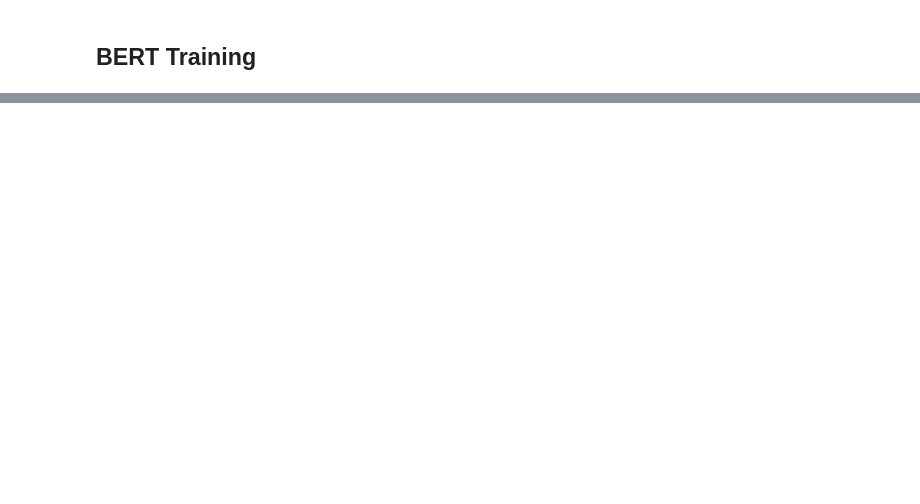
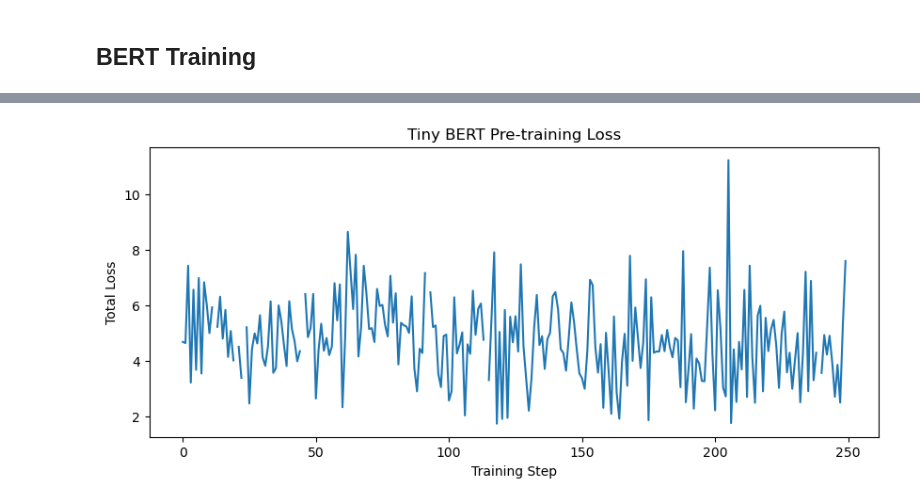
Before and after one commit to Filippo-Corti/NaturalLanguageProcessing, a Jupyter notebook: 5.2-intro-to-bert.ipynb, the cells around one changed output, grey strips where cells are left out. Saved outputs shown, nothing was run; the diff lists cells and outputs as text; code cells hidden in the pictures; blank space fills up the shorter version.

Commit message:
bert explainations

```diff
--- a/5.2-intro-to-bert.ipynb
+++ b/5.2-intro-to-bert.ipynb
@@ -664,7 +704,7 @@ class BertPredictionHeadTransform(nn.Module):
         hidden_states = self.LayerNorm(hidden_states)
         return hidden_states
 
-class BertLMPredictionHead(nn.Module):
+class BertMLMPredictionHead(nn.Module):
     def __init__(self, config):
         super().__init__()
         self.transform = BertPredictionHeadTransform(config)
@@ -756,5 +798,5 @@ tensor([-0.5156,  0.5527])
 # %%
-# Now we do the real training (with a dataset)
+# First we define the DATASET
 
 MAX_LEN = 16
 
@@ -814,9 +856,3 @@ EMOJI_TOKENS = [
     token for token, idx in TOKEN_TO_ID.items()
     if idx > 4 # Skip [PAD], [UNK], [CLS], [SEP], [MASK]
 ]
-
-print("Readable translation")
-for doc in EMOJI_CORPUS:
-    s1 = " ".join(TOKEN_TO_TEXT[x] for x in doc[0].split())
-    s2 = " ".join(TOKEN_TO_TEXT[x] for x in doc[1].split())
-    print(f"{s1} => {s2}")
@@ -1004,0 +1238,78 @@ tensor([0, 1, 1, 0])
+# %%
+torch.manual_seed(42)
+np.random.seed(42)
+random.seed(42)
+
+# Setup Model and Dataset
+model = BertForPreTraining(config)
+dataset = BertPretrainingDataset(EMOJI_CORPUS, TOKEN_TO_ID, MAX_LEN)
+dataloader = DataLoader(dataset, batch_size=4, shuffle=True)
+
+# Loss Functions
+nsp_loss_fn = nn.CrossEntropyLoss() # For NSP, which is a simple classifier
+mlm_loss_fn = nn.CrossEntropyLoss(ignore_index=-100) # For MLM, which returns logits
+
+# Learning Rate (with warm up, meaning that learning rate starts lower and increases up to its fixed value)
+WARMUP_STEPS = 10
+LEARNING_RATE = 1e-4
+def lr_lambda(current_step):
+    """Linear warmup function"""
+    if current_step < WARMUP_STEPS:
+        # Increase LR linearly from 0 to 1.0
+        return float(current_step) / float(max(1, WARMUP_STEPS))
+    # After warmup, LR is constant (1.0 * LEARNING_RATE)
+    return 1.0
+optimizer = torch.optim.AdamW(model.parameters(), lr=1e-4, eps=1e-6)
+
+print("Starting training...")
+model.train() # Put the model in "training" mode (enables dropout, etc.)
+
+# ====== TRAINING LOOP ======
+num_train_steps = 5000
+loss_history = []
+for i, batch in enumerate(dataloader):
+    if i >= num_train_steps: break
+
+    input_ids      = batch["input_ids"] # The embedding of the already concatenated (A, B) pair
+    token_type_ids = batch["token_type_ids"] # Separates A from B (from padding)
+    attention_mask = batch["attention_mask"] # Mask for ignoring padding during attention
+    mlm_labels     = batch["mlm_labels"] # The true labels for the masked tokens
+    nsp_label      = batch["nsp_label"] # 1 = NotNext, 0 = IsNext
+
+    optimizer.zero_grad()
+
+    # Run the Model on the batch
+    mlm_logits, nsp_logits, attentions = model(input_ids, token_type_ids, attention_mask)
+
+    # Calculate the two losses for the entire batch
+    loss_mlm = mlm_loss_fn(
+        mlm_logits.view(-1, config["vocab_size"]), # (batch_size*max_len, vocab_size)
+        mlm_labels.view(-1)                        # (batch_size*max_len)
+    )
+    loss_nsp = nsp_loss_fn(
+        nsp_logits, # (batch_size, 2)
+        nsp_label   # (batch_size)
+    )
+
+    # The final loss is just the sum of the two!
+    total_loss = loss_mlm + loss_nsp
+
+    # Gradient and Backpropagation
+    total_loss.backward()
+    torch.nn.utils.clip_grad_norm_(model.parameters(), 1.0)
+    optimizer.step()
+
+    loss_history.append(total_loss.item())
+    if (i + 1) % 50 == 0:
+        print(f"Step {i+1:03d}/{num_train_steps} | Total Loss: {total_loss.item():.4f} (MLM: {loss_mlm.item():.4f}, NSP: {loss_nsp.item():.4f})")
+
+print("\n--- Training Complete ---")
+
+# --- 5. Plot the Loss ---
+plt.figure(figsize=(10, 4))
+plt.plot(loss_history)
+plt.title("Tiny BERT Pre-training Loss")
+plt.xlabel("Training Step")
+plt.ylabel("Total Loss")
+plt.show()
+# %% [output]
@@ -1004,0 +1324 @@ tensor([0, 1, 1, 0])
+[figure, added]
```
Also changed, not shown: parts of 15 cells of this notebook.
